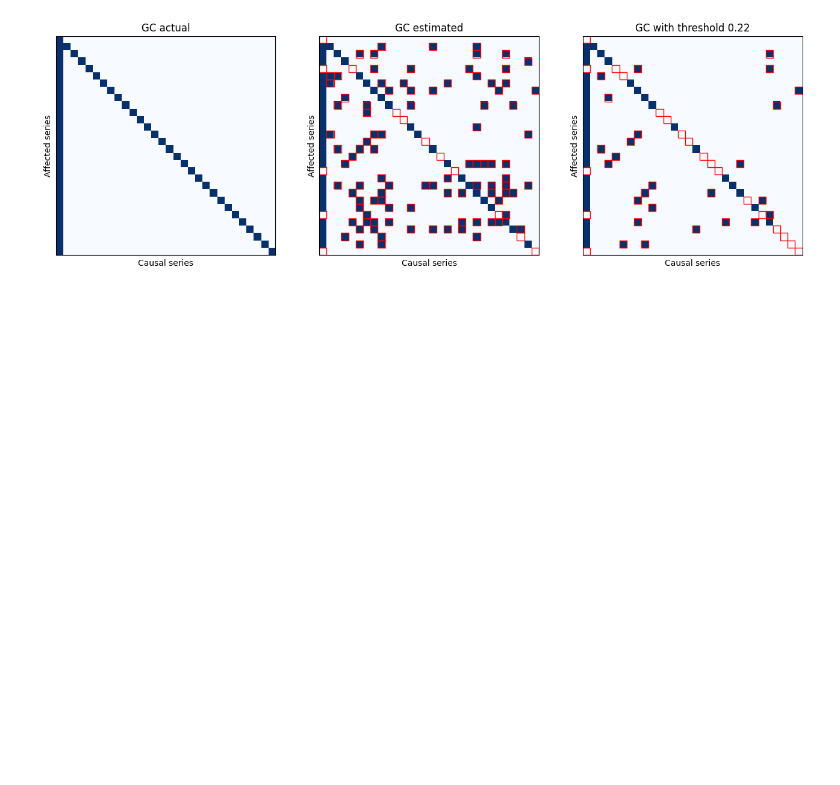
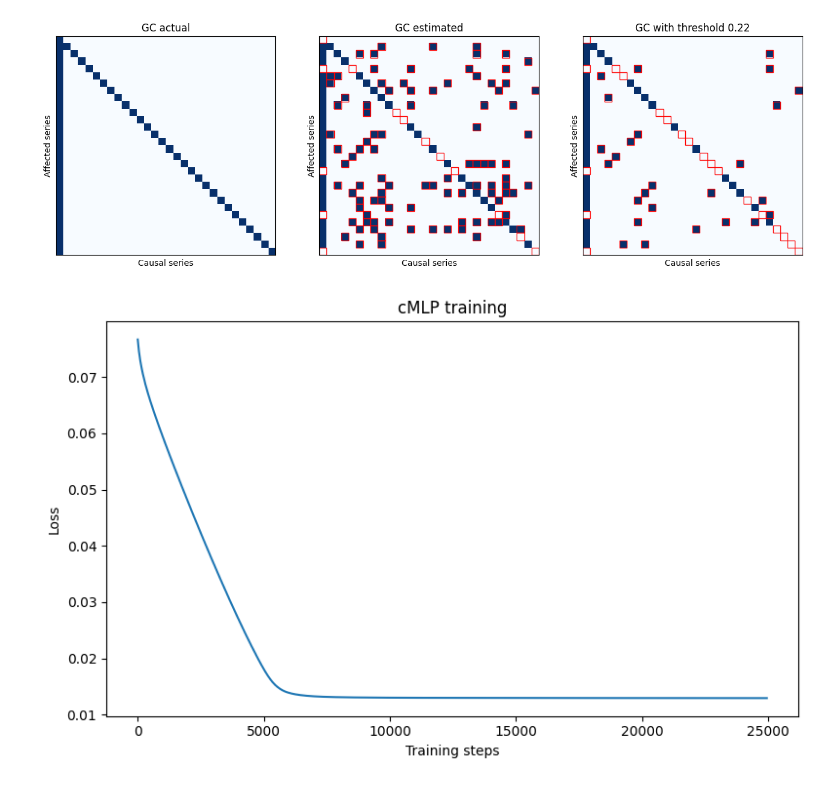
Before and after one commit to arthur900530/Neural-Network-on-Granger-Causality-and-VAR, a Jupyter notebook: src/trained_cmlp_demo.ipynb, the cells around one changed output. Drawn from its saved outputs; the diff is of its cells as text; code cells hidden in the pictures; blank space fills up the shorter version.

Commit message:
add loss figure

```diff
--- a/src/trained_cmlp_demo.ipynb
+++ b/src/trained_cmlp_demo.ipynb
@@ -88,3 +88,19 @@ Threshold = 0.22
 Estimated variable usage = 7.22%
 Accuracy = 94.89%
 [figure]
+# %%
+with open(f'./saved_models/cmlp_{data_catagory}_loss.pickle', 'rb') as f:
+    train_loss_list = pickle.load(f)
+for i in range(len(train_loss_list)):
+    train_loss_list[i] = train_loss_list[i].cpu().numpy()
+# %%
+# Loss plot
+plt.figure(figsize=(8, 5))
+plt.plot(50 * np.arange(len(train_loss_list)), train_loss_list)
+plt.title('cMLP training')
+plt.ylabel('Loss')
+plt.xlabel('Training steps')
+plt.tight_layout()
+plt.show()
+# %% [output]
+[figure, added]
```
